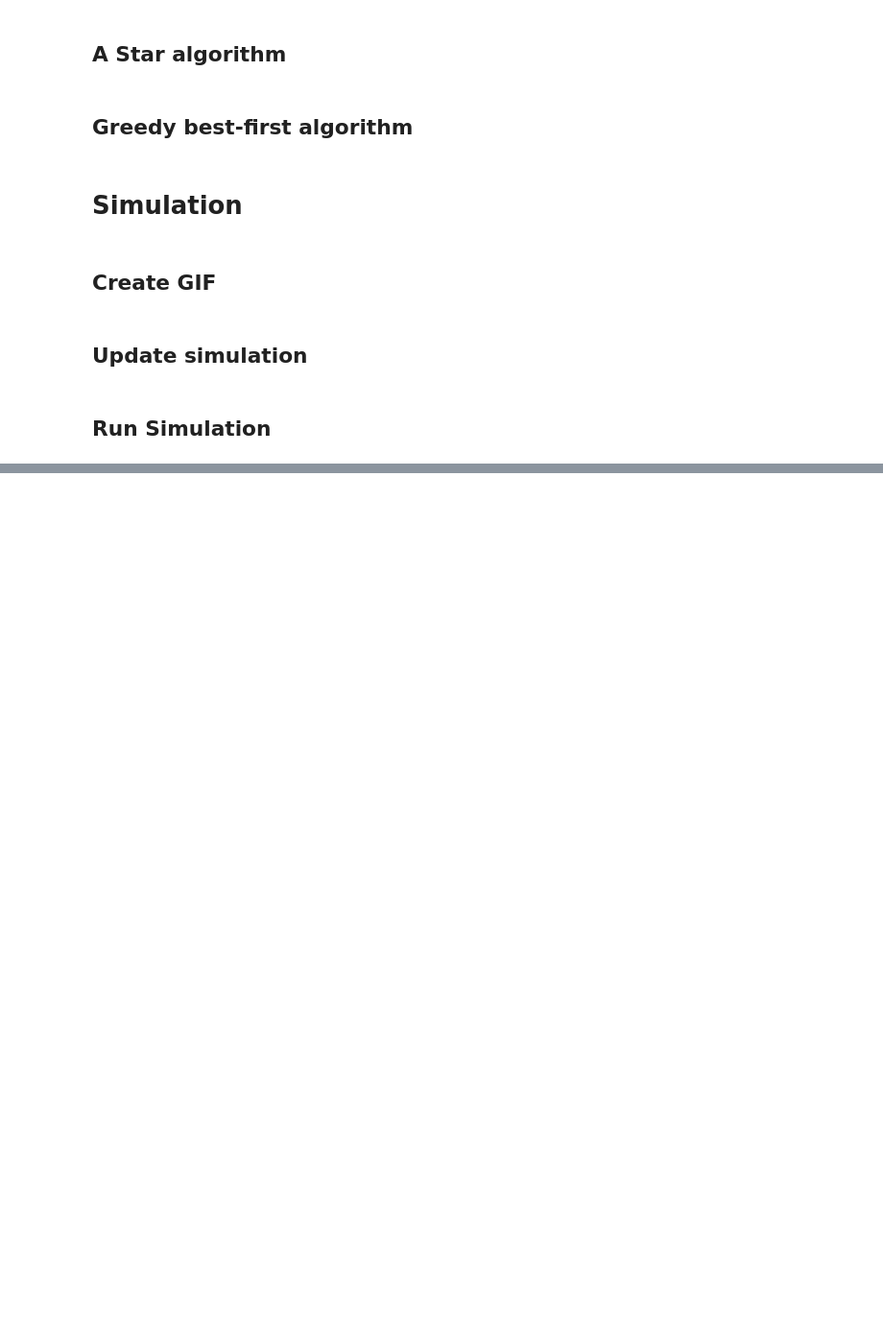
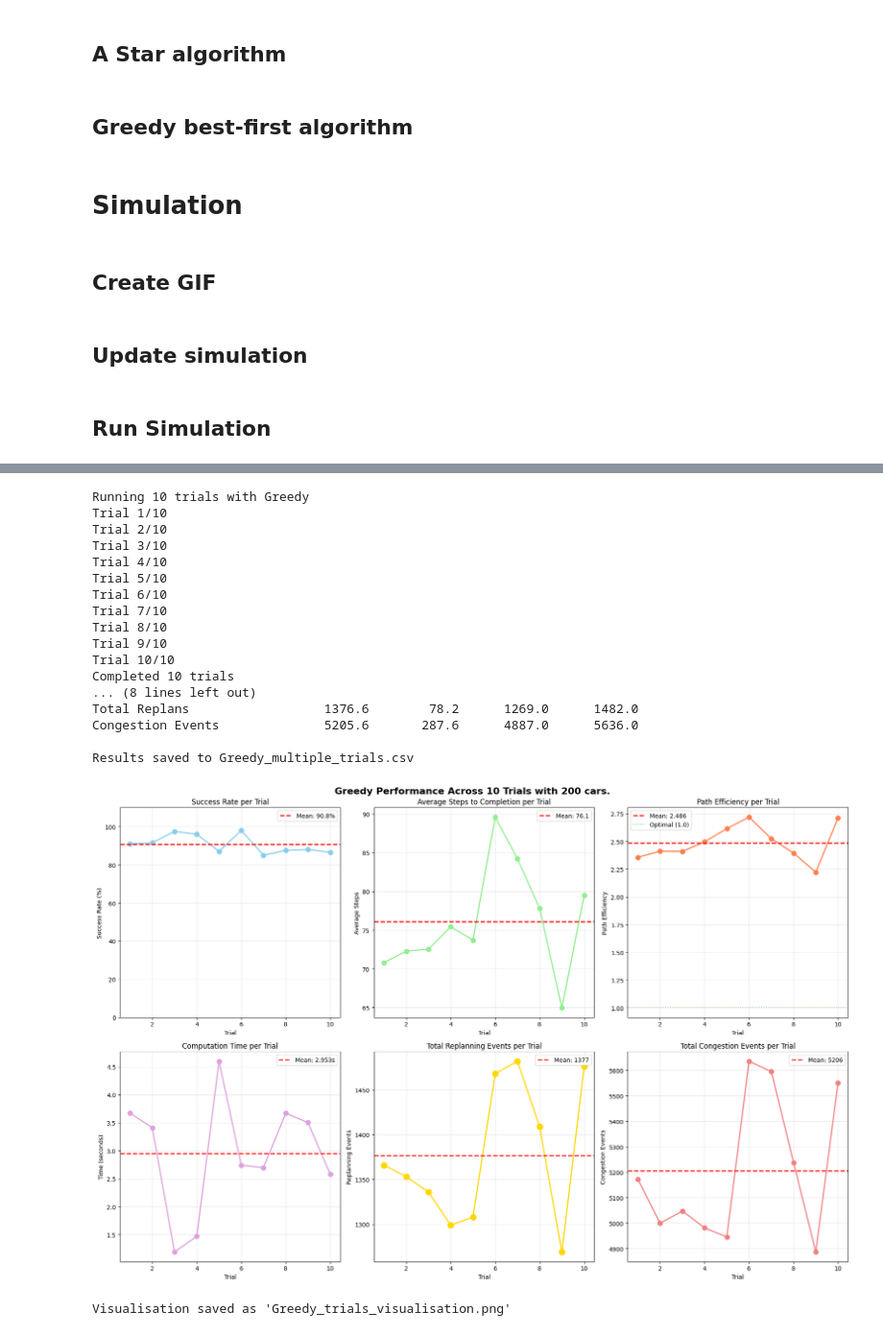
Before and after one commit to MartinMacD/2D-Discrete-Traffic-Model, a Jupyter notebook: 2D-Discrete-Traffic-Model.ipynb, the cells around one changed output, grey strips where cells are left out. Shown at 96% size. Saved outputs shown, nothing was run; the diff lists cells and outputs as text; code cells hidden in the pictures; blank space fills up the shorter version.

Commit message:
Added single algorithm analysis

```diff
--- a/2D-Discrete-Traffic-Model.ipynb
+++ b/2D-Discrete-Traffic-Model.ipynb
@@ -622,7 +624,7 @@ def save_frames_as_gif(frames, filename='traffic_simulation.gif', duration=200):
 # %% [markdown]
 ## Update simulation
 # %%
-def update_simulation(grid, cars, rows, columns, algorithm, max_wait = 3, stats = None):
+def update_simulation(grid, cars, rows, columns, algorithm, max_wait = 3, max_stuck = 30, stats = None):
 
     algorithms = {
         'AStar': a_star,
@@ -632,6 +634,9 @@ def update_simulation(grid, cars, rows, columns, algorithm, max_wait = 3, stats
     }
 
     for car in cars.values():
+
+        old_position = car.position
+
         #If the car has not reached goal, increment steps taken by 1.
         if not car.reached_goal:
             car.steps_taken += 1
@@ -650,6 +655,10 @@ def update_simulation(grid, cars, rows, columns, algorithm, max_wait = 3, stats
             #If the car still doesn't have a path after re-calculation, increase its stuck_counter by 1 and continue to next car.
             if not car.path:
                 car.stuck_counter += 1
+
+                if car.stuck_counter >= max_stuck:
+                    car.timed_out = True
+
                 continue
 
         #If there is still path remaining for the car to traverse, attempt to move to the next step.
@@ -688,11 +697,20 @@ def update_simulation(grid, cars, rows, columns, algorithm, max_wait = 3, stats
                     if stats:
                         stats.record_replan()
                         stats.record_path_calculation()
+
+        if car.position == old_position and not car.reached_goal and not car.timed_out:
+            car.stuck_counter += 1
+
+            if car.stuck_counter >= max_stuck:
+                    car.timed_out = True
+
+        elif car.position != old_position:
+            car.stuck_counter = 0
 # %% [markdown]
 ## Run Simulation
 # %%
 #Run sim and create a gif
-def run_simulation(num_cars, rows, columns, algorithm, obstacle_type = None, num_obstacles = 5, cluster_size = 10, road_width = 2, max_timesteps=200, max_wait=3):
+def run_simulation(num_cars, rows, columns, algorithm, obstacle_type = None, num_obstacles = 5, cluster_size = 10, road_width = 2, max_timesteps=200, max_wait=3, max_stuck = 30):
 
     stats = SimulationStats(algorithm)
     stats.start_simulation()
@@ -707,7 +725,7 @@ def run_simulation(num_cars, rows, columns, algorithm, obstacle_type = None, num
         frames.append(frame)
 
         # Update simulation.
-        update_simulation(grid, cars, rows, columns, algorithm, max_wait, stats)
+        update_simulation(grid, cars, rows, columns, algorithm, max_wait, max_stuck, stats)
         stats.record_timestep()
 
         # Print progress every 20 steps.
@@ -716,10 +734,12 @@ def run_simulation(num_cars, rows, columns, algorithm, obstacle_type = None, num
             print(f"Timestep {timestep}: {cars_at_goal}/{len(cars)} cars at goal.")
 
         # Check if all cars have reached their goals.
-        if all(car.reached_goal or car.stuck_counter >= max_wait for car in cars.values()):
-            stuck_cars = [car.id for car in cars.values() if car.stuck_counter >= max_wait]
-            print(f"\n{len(cars) - len(stuck_cars)} cars reached goals at timestep {timestep}.")
-            print(f"{len(stuck_cars)} cars are stuck and did not reach the goal")
+        if all(car.reached_goal or car.timed_out for car in cars.values()):
+            successful_cars = sum(1 for c in cars.values() if c.reached_goal)
+            timed_out_cars = sum(1 for c in cars.values() if c.timed_out)
+            print(f"\nSimulation ended at timestep {timestep}:")
+            print(f"  {successful_cars} cars reached their goals")
+            print(f"  {timed_out_cars} cars timed out")
 
 
             # Add 5 seconds of freeze frames at the end
@@ -774,7 +794,7 @@ Walls - Adds 4 walls with gaps which span the cardinal directions.
 Blocks - Adds city blocks with streets cars can go down. num_obstacles is treated as block_size here.
     road_width - Defines how big a road is | Default = 2
 '''
-frames, stats, summary = run_simulation(num_cars = 70,
+frames, stats, summary = run_simulation(num_cars = 50,
                                         rows = 30,
                                         columns = 30,
                                         algorithm = 'AStar',
@@ -799,0 +992,31 @@ Average wait time = 15.1 timesteps
+# %%
+results = run_multiple_trials(
+    num_trials=10,
+    num_cars=200,
+    algorithm='Greedy',
+    obstacle_type='Clusters',
+    num_obstacles=8
+)
+df = analyse_single_algorithm_results(results)
+
+visualise_single_algorithm_results(results)
+# %% [output]
+Running 10 trials with Greedy
+Trial 1/10
+Trial 2/10
+Trial 3/10
+Trial 4/10
+Trial 5/10
+Trial 6/10
+Trial 7/10
+Trial 8/10
+Trial 9/10
+Trial 10/10
+Completed 10 trials
+... (8 lines left out)
+Total Replans                  1376.6        78.2      1269.0      1482.0
+Congestion Events              5205.6       287.6      4887.0      5636.0
+
+Results saved to Greedy_multiple_trials.csv
+[figure, added]
+Visualisation saved as 'Greedy_trials_visualisation.png'
```
Also changed, not shown: parts of 6 cells of this notebook, 1 other file.
